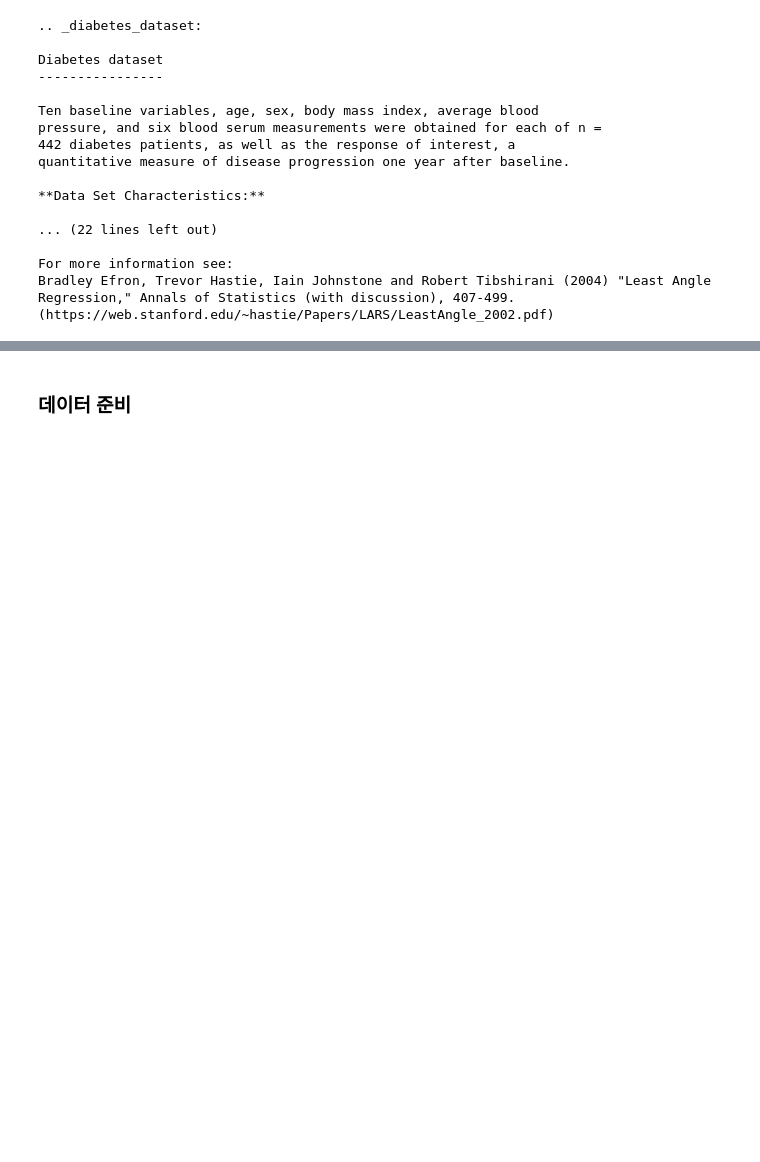
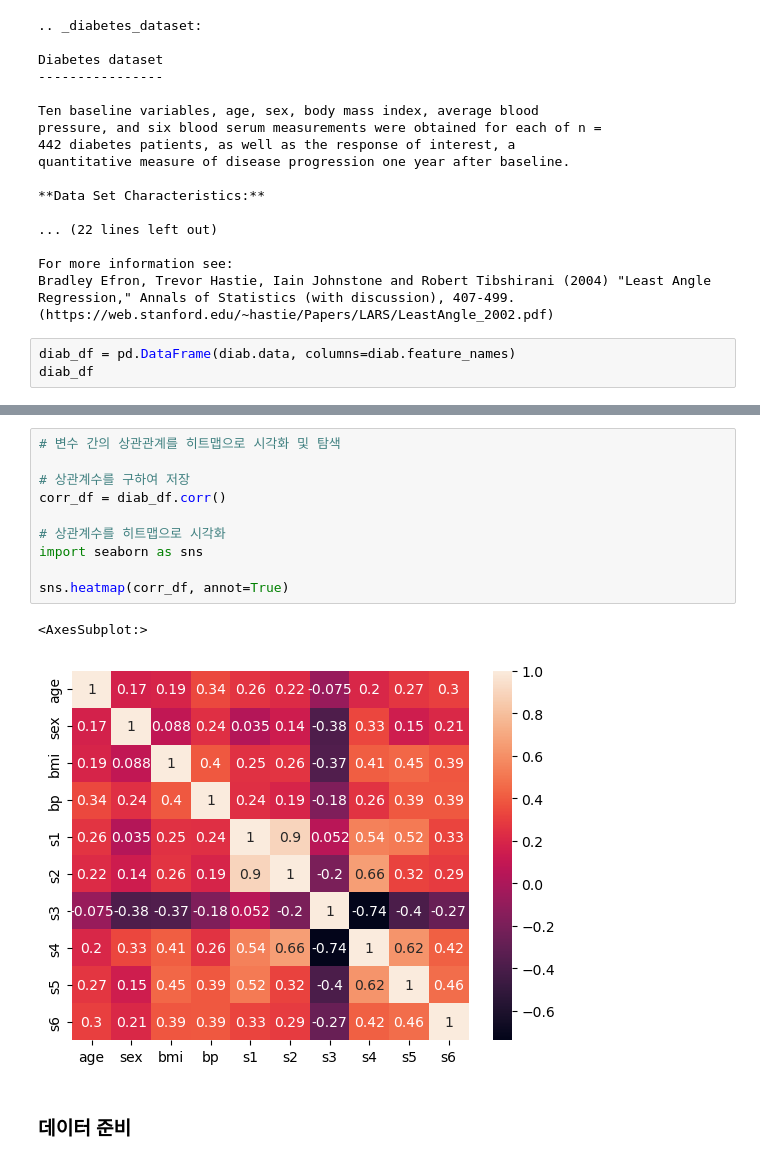
Before and after one commit to Atopiano/pythonbasic, a Jupyter notebook: Machine Learning/220.0. 다중선형회귀.ipynb, the cells around one changed output, grey strips where cells are left out. Saved outputs shown, nothing was run; the diff lists cells and outputs as text; blank space fills up the shorter version.

```diff
--- a/Machine Learning/220.0. 다중선형회귀.ipynb
+++ b/Machine Learning/220.0. 다중선형회귀.ipynb
@@ -481,3 +501,6 @@ quantitative measure of disease progression one year after baseline.
 For more information see:
 Bradley Efron, Trevor Hastie, Iain Johnstone and Robert Tibshirani (2004) "Least Angle Regression," Annals of Statistics (with discussion), 407-499.
 (https://web.stanford.edu/~hastie/Papers/LARS/LeastAngle_2002.pdf)
+# %%
+diab_df = pd.DataFrame(diab.data, columns=diab.feature_names)
+diab_df
@@ -484,2 +521,15 @@ Bradley Efron, Trevor Hastie, Iain Johnstone and Robert Tibshirani (2004) "Least
+# %%
+# 변수 간의 상관관계를 히트맵으로 시각화 및 탐색
+
+# 상관계수를 구하여 저장
+corr_df = diab_df.corr()
+
+# 상관계수를 히트맵으로 시각화
+import seaborn as sns
+
+sns.heatmap(corr_df, annot=True)
+# %% [output]
+<AxesSubplot:>
+[figure, added]
 # %% [markdown]
 ### 데이터 준비
```
Also changed, not shown: parts of 29 cells of this notebook, 4 other files.
